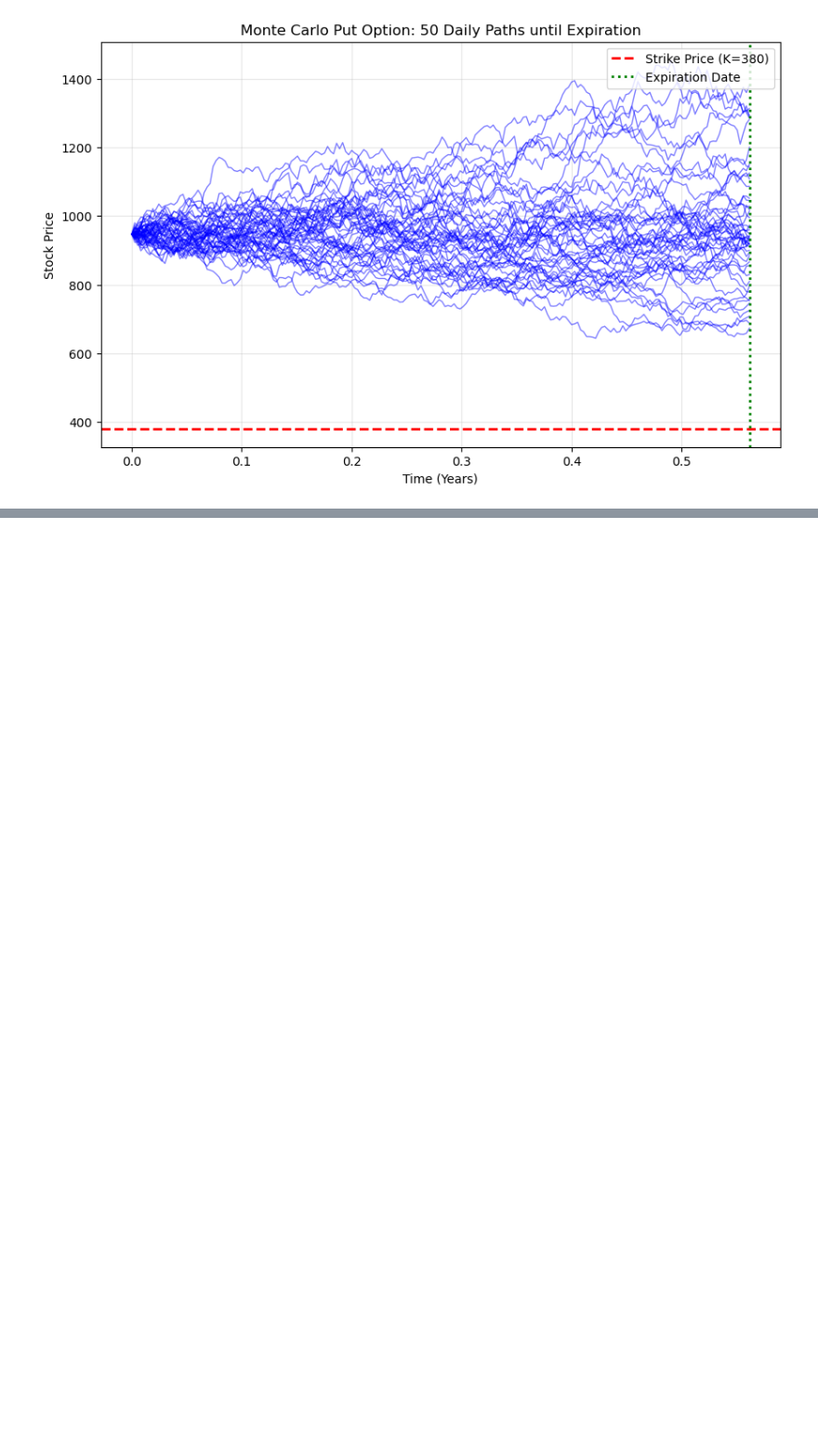
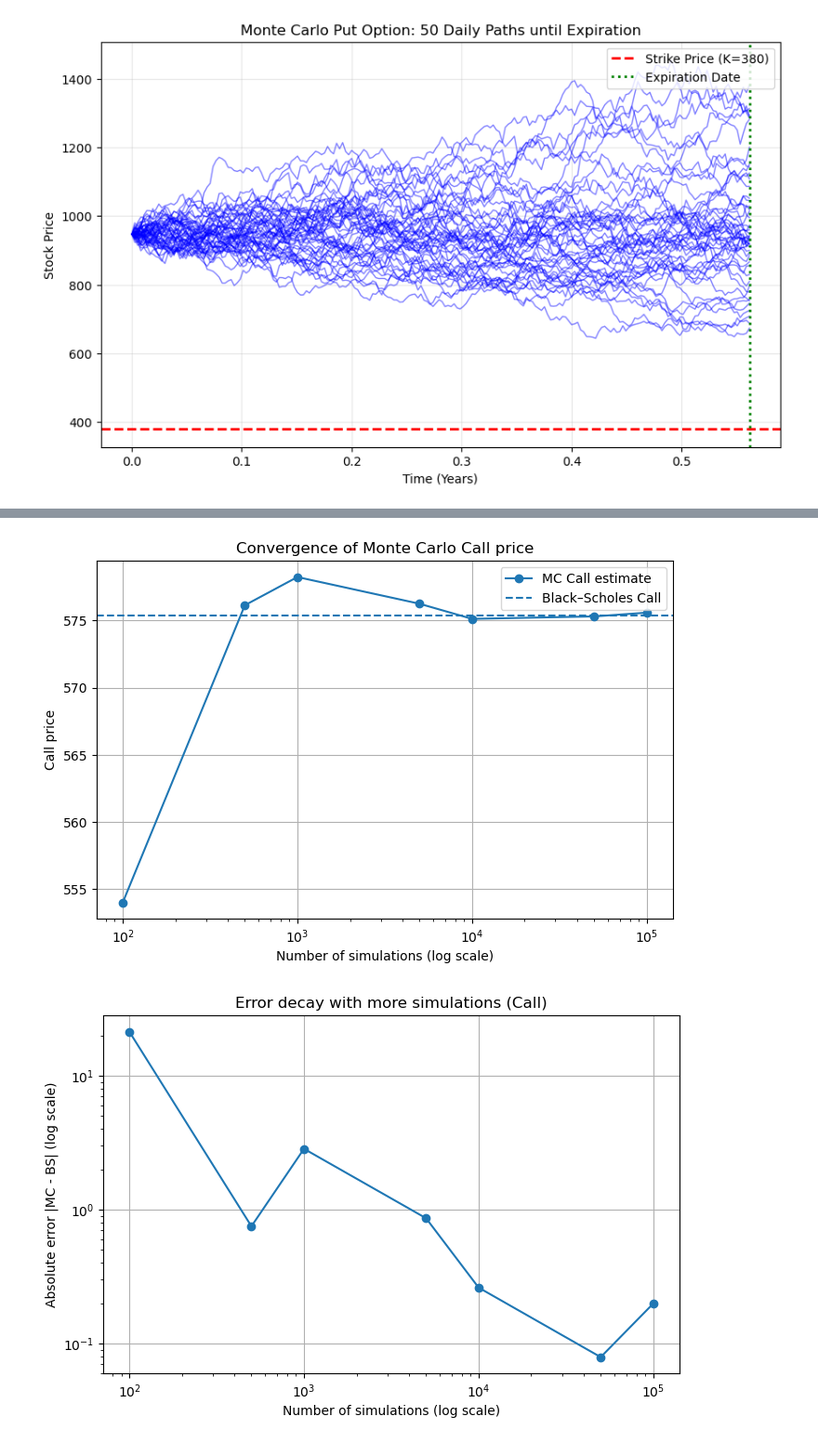
Before and after one commit to nurulputri/SIF-BlackScholes-and-MonteCarloSimulation, a Jupyter notebook: Report.ipynb, the cells around one changed output, grey strips where cells are left out. Shown: that part at 93% size. Saved outputs shown, nothing was run; the diff lists cells and outputs as text; code cells hidden in the pictures; blank space fills up the shorter version.

```diff
--- a/Report.ipynb
+++ b/Report.ipynb
@@ -325,0 +607,34 @@ visualize_paths(paths, vis_steps)
+# %%
+sigma = 0
+
+plt.figure(figsize=(8,5))
+plt.plot(M_list, mc_call_est, marker='o', label='MC Call estimate')
+plt.axhline(bs_call, linestyle='--', label='Black–Scholes Call')
+plt.xscale('log')
+plt.xlabel('Number of simulations (log scale)')
+plt.ylabel('Call price')
+plt.title('Convergence of Monte Carlo Call price')
+plt.legend()
+plt.grid(True)
+plt.show()
+
+
+plt.figure(figsize=(8,5))
+plt.loglog(M_list, mc_call_err, marker='o')
+plt.xlabel('Number of simulations (log scale)')
+plt.ylabel('Absolute error |MC - BS| (log scale)')
+plt.title('Error decay with more simulations (Call)')
+plt.grid(True)
+plt.show()
+
+
+plt.figure(figsize=(8,5))
+plt.loglog(M_list, mc_call_se, marker='o')
+plt.xlabel('Number of simulations (log scale)')
+plt.ylabel('Std error of MC estimator')
+plt.title('Standard error vs number of simulations (Call)')
+plt.grid(True)
+plt.show()
+# %% [output]
+[figure, added]
+[figure, added]
```
Also changed, not shown: parts of 9 cells of this notebook.
